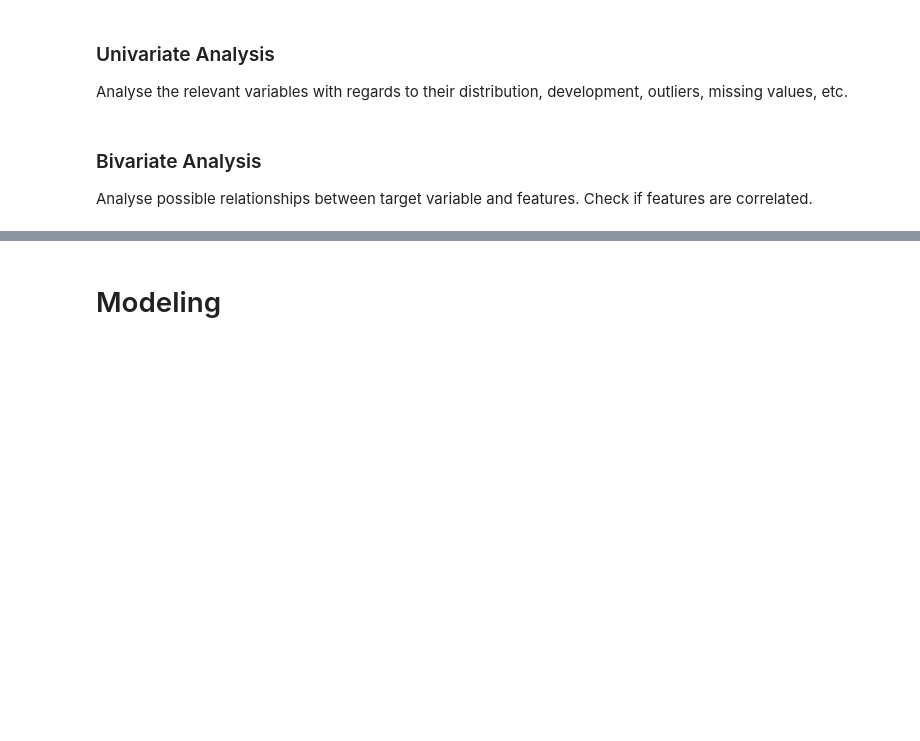
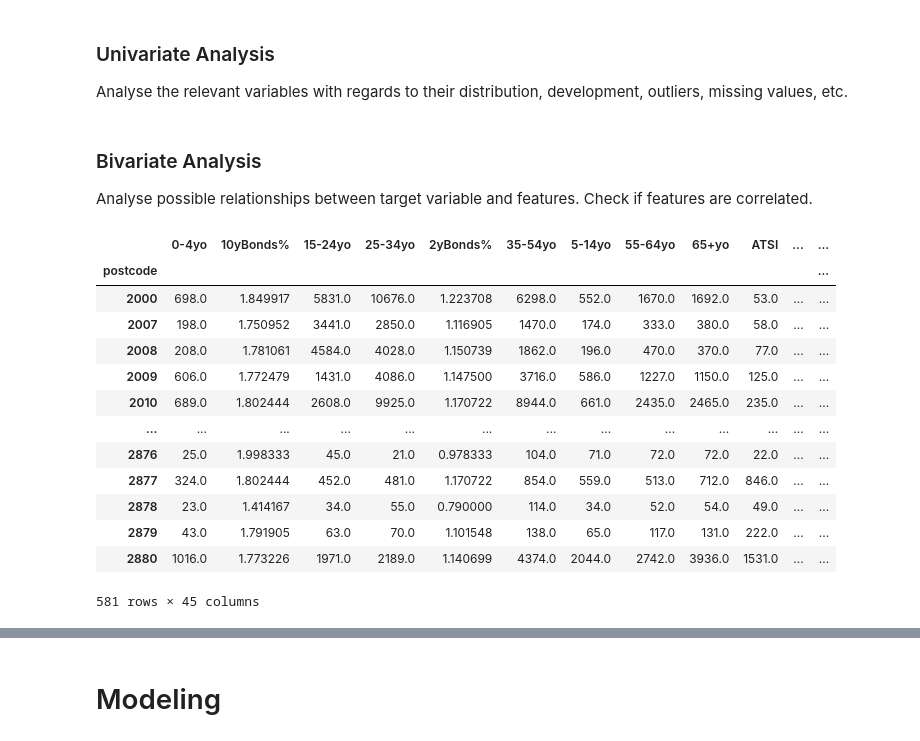
Before and after one commit to walthersy/NSW-house-price, a Jupyter notebook: Main Notebook.ipynb, the cells around one changed output, grey strips where cells are left out. Saved outputs shown, nothing was run; the diff lists cells and outputs as text; code cells hidden in the pictures; blank space fills up the shorter version.

```diff
--- a/Main Notebook.ipynb
+++ b/Main Notebook.ipynb
@@ -46,3 +80,23 @@ Analyse the relevant variables with regards to their distribution, development,
 # %% [markdown]
 ### Bivariate Analysis
 Analyse possible relationships between target variable and features. Check if features are correlated.
+# %%
+# pivot unstacked df to get aggregate values by postcode
+pivot_postcode = pd.pivot_table(master,
+                                index="postcode")
+pivot_postcode
+# %% [output]
+|  | 0-4yo | 10yBonds% | 15-24yo | 25-34yo | 2yBonds% | 35-54yo | 5-14yo | 55-64yo | 65+yo | ATSI | ... | ... |
+| postcode |  |  |  |  |  |  |  |  |  |  |  | ... |
+| 2000 | 698.0 | 1.849917 | 5831.0 | 10676.0 | 1.223708 | 6298.0 | 552.0 | 1670.0 | 1692.0 | 53.0 | ... | ... |
+| 2007 | 198.0 | 1.750952 | 3441.0 | 2850.0 | 1.116905 | 1470.0 | 174.0 | 333.0 | 380.0 | 58.0 | ... | ... |
+| 2008 | 208.0 | 1.781061 | 4584.0 | 4028.0 | 1.150739 | 1862.0 | 196.0 | 470.0 | 370.0 | 77.0 | ... | ... |
+| 2009 | 606.0 | 1.772479 | 1431.0 | 4086.0 | 1.147500 | 3716.0 | 586.0 | 1227.0 | 1150.0 | 125.0 | ... | ... |
+| 2010 | 689.0 | 1.802444 | 2608.0 | 9925.0 | 1.170722 | 8944.0 | 661.0 | 2435.0 | 2465.0 | 235.0 | ... | ... |
+| ... | ... | ... | ... | ... | ... | ... | ... | ... | ... | ... | ... | ... |
+| 2876 | 25.0 | 1.998333 | 45.0 | 21.0 | 0.978333 | 104.0 | 71.0 | 72.0 | 72.0 | 22.0 | ... | ... |
+| 2877 | 324.0 | 1.802444 | 452.0 | 481.0 | 1.170722 | 854.0 | 559.0 | 513.0 | 712.0 | 846.0 | ... | ... |
+| 2878 | 23.0 | 1.414167 | 34.0 | 55.0 | 0.790000 | 114.0 | 34.0 | 52.0 | 54.0 | 49.0 | ... | ... |
+| 2879 | 43.0 | 1.791905 | 63.0 | 70.0 | 1.101548 | 138.0 | 65.0 | 117.0 | 131.0 | 222.0 | ... | ... |
+| 2880 | 1016.0 | 1.773226 | 1971.0 | 2189.0 | 1.140699 | 4374.0 | 2044.0 | 2742.0 | 3936.0 | 1531.0 | ... | ... |
+581 rows × 45 columns
```
Also changed, not shown: parts of 9 cells of this notebook.
